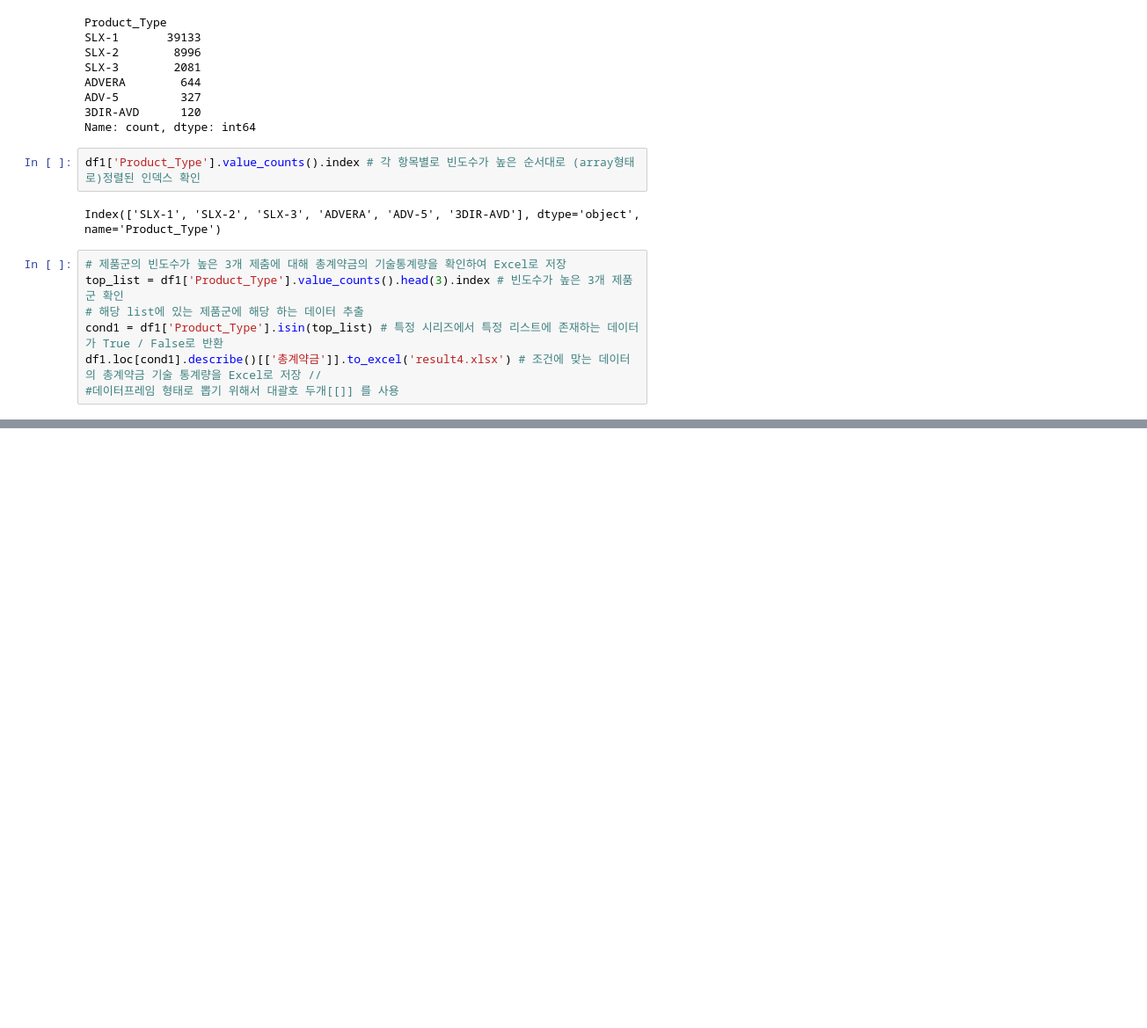
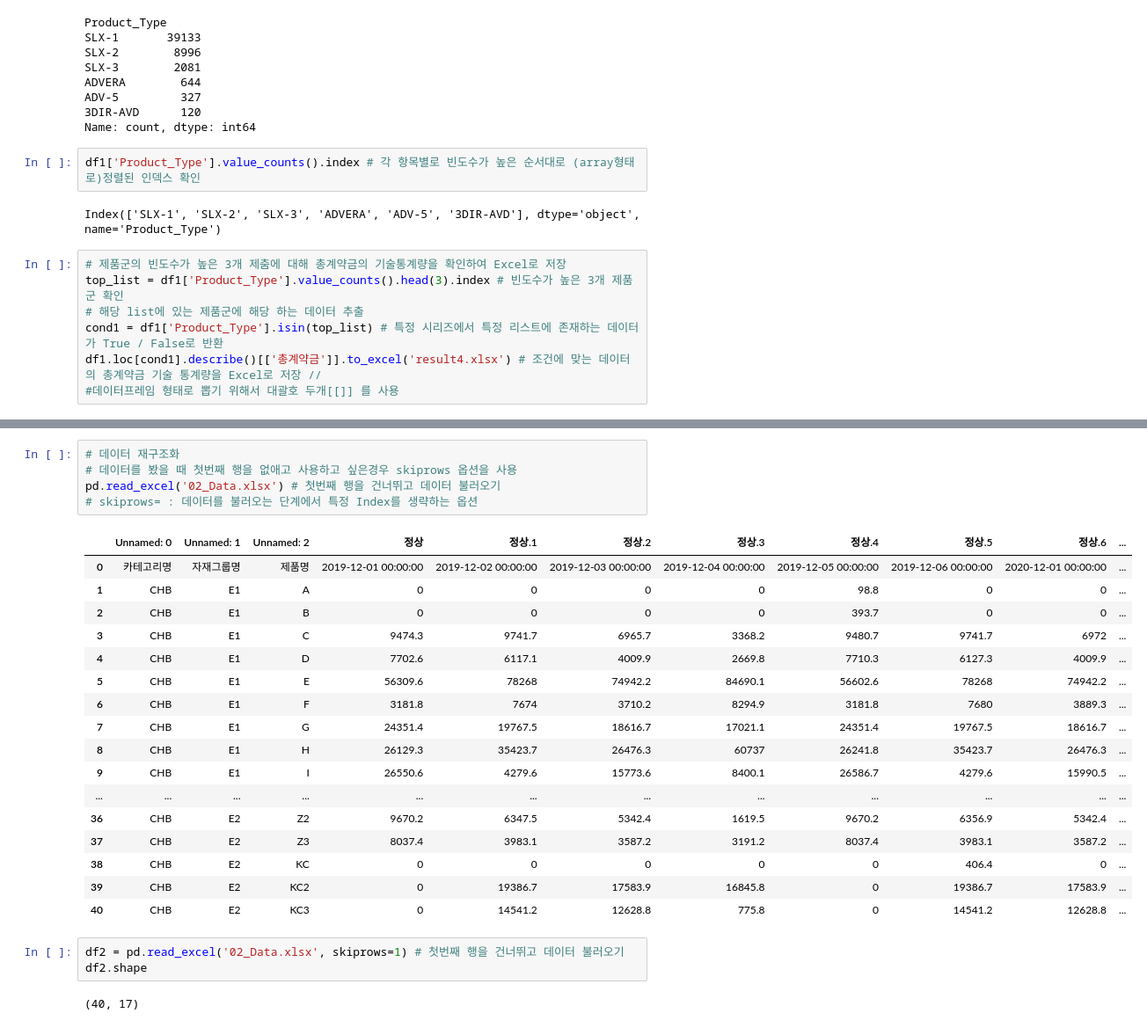
Before and after one commit to bamtol77/Pandas, a Jupyter notebook: panda.ipynb, the cells around one changed output, grey strips where cells are left out. Shown at 88% size. Saved outputs shown, nothing was run; the diff lists cells and outputs as text; blank space fills up the shorter version.

```diff
--- a/panda.ipynb
+++ b/panda.ipynb
@@ -943,0 +989,28 @@ df1.loc[cond1].describe()[['총계약금']].to_excel('result4.xlsx') # 조건에
+# %%
+# 데이터 재구조화
+# 데이터를 봤을 때 첫번째 행을 없애고 사용하고 싶은경우 skiprows 옵션을 사용
+pd.read_excel('02_Data.xlsx') # 첫번째 행을 건너뛰고 데이터 불러오기
+# skiprows= : 데이터를 불러오는 단계에서 특정 Index를 생략하는 옵션
+# %% [output]
+|  | Unnamed: 0 | Unnamed: 1 | Unnamed: 2 | 정상 | 정상.1 | 정상.2 | 정상.3 | 정상.4 | 정상.5 | 정상.6 | ... |
+| 0 | 카테고리명 | 자재그룹명 | 제품명 | 2019-12-01 00:00:00 | 2019-12-02 00:00:00 | 2019-12-03 00:00:00 | 2019-12-04 00:00:00 | 2019-12-05 00:00:00 | 2019-12-06 00:00:00 | 2020-12-01 00:00:00 | ... |
+| 1 | CHB | E1 | A | 0 | 0 | 0 | 0 | 98.8 | 0 | 0 | ... |
+| 2 | CHB | E1 | B | 0 | 0 | 0 | 0 | 393.7 | 0 | 0 | ... |
+| 3 | CHB | E1 | C | 9474.3 | 9741.7 | 6965.7 | 3368.2 | 9480.7 | 9741.7 | 6972 | ... |
+| 4 | CHB | E1 | D | 7702.6 | 6117.1 | 4009.9 | 2669.8 | 7710.3 | 6127.3 | 4009.9 | ... |
+| 5 | CHB | E1 | E | 56309.6 | 78268 | 74942.2 | 84690.1 | 56602.6 | 78268 | 74942.2 | ... |
+| 6 | CHB | E1 | F | 3181.8 | 7674 | 3710.2 | 8294.9 | 3181.8 | 7680 | 3889.3 | ... |
+| 7 | CHB | E1 | G | 24351.4 | 19767.5 | 18616.7 | 17021.1 | 24351.4 | 19767.5 | 18616.7 | ... |
+| 8 | CHB | E1 | H | 26129.3 | 35423.7 | 26476.3 | 60737 | 26241.8 | 35423.7 | 26476.3 | ... |
+| 9 | CHB | E1 | I | 26550.6 | 4279.6 | 15773.6 | 8400.1 | 26586.7 | 4279.6 | 15990.5 | ... |
+| ... | ... | ... | ... | ... | ... | ... | ... | ... | ... | ... | ... |
+| 36 | CHB | E2 | Z2 | 9670.2 | 6347.5 | 5342.4 | 1619.5 | 9670.2 | 6356.9 | 5342.4 | ... |
+| 37 | CHB | E2 | Z3 | 8037.4 | 3983.1 | 3587.2 | 3191.2 | 8037.4 | 3983.1 | 3587.2 | ... |
+| 38 | CHB | E2 | KC | 0 | 0 | 0 | 0 | 0 | 406.4 | 0 | ... |
+| 39 | CHB | E2 | KC2 | 0 | 19386.7 | 17583.9 | 16845.8 | 0 | 19386.7 | 17583.9 | ... |
+| 40 | CHB | E2 | KC3 | 0 | 14541.2 | 12628.8 | 775.8 | 0 | 14541.2 | 12628.8 | ... |
+# %%
+df2 = pd.read_excel('02_Data.xlsx', skiprows=1) # 첫번째 행을 건너뛰고 데이터 불러오기
+df2.shape
+# %% [output]
+(40, 17)
```
Also changed, not shown: parts of 36 cells of this notebook.
